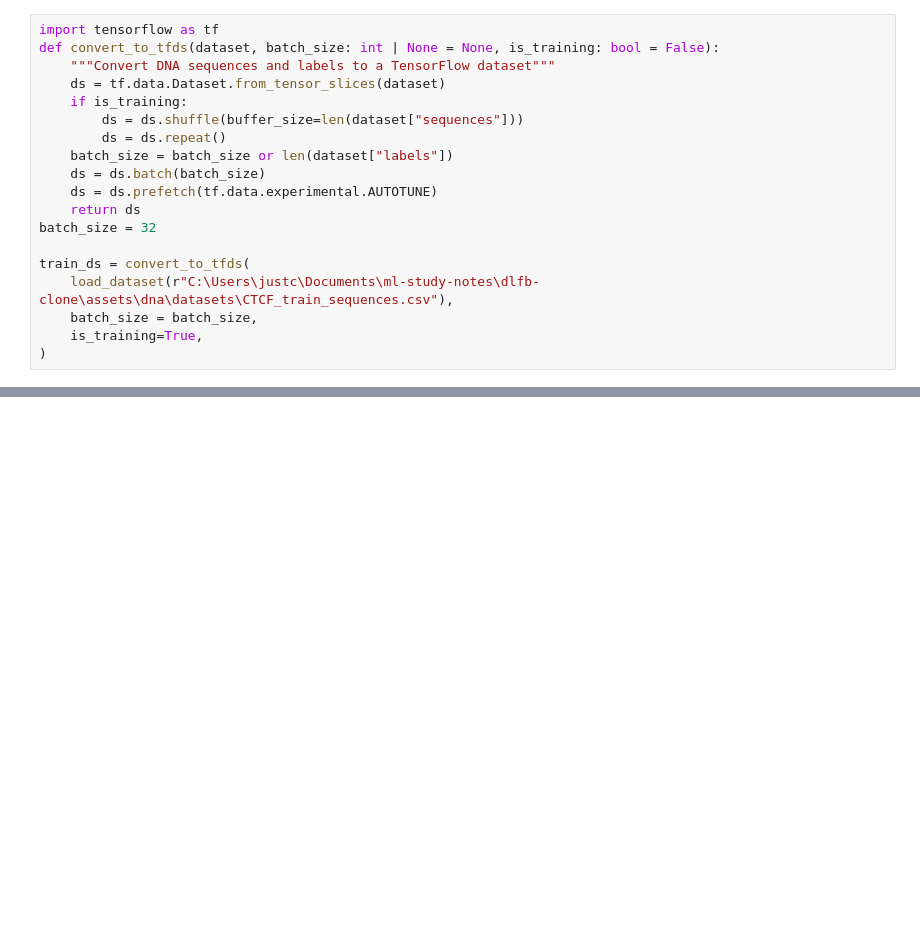
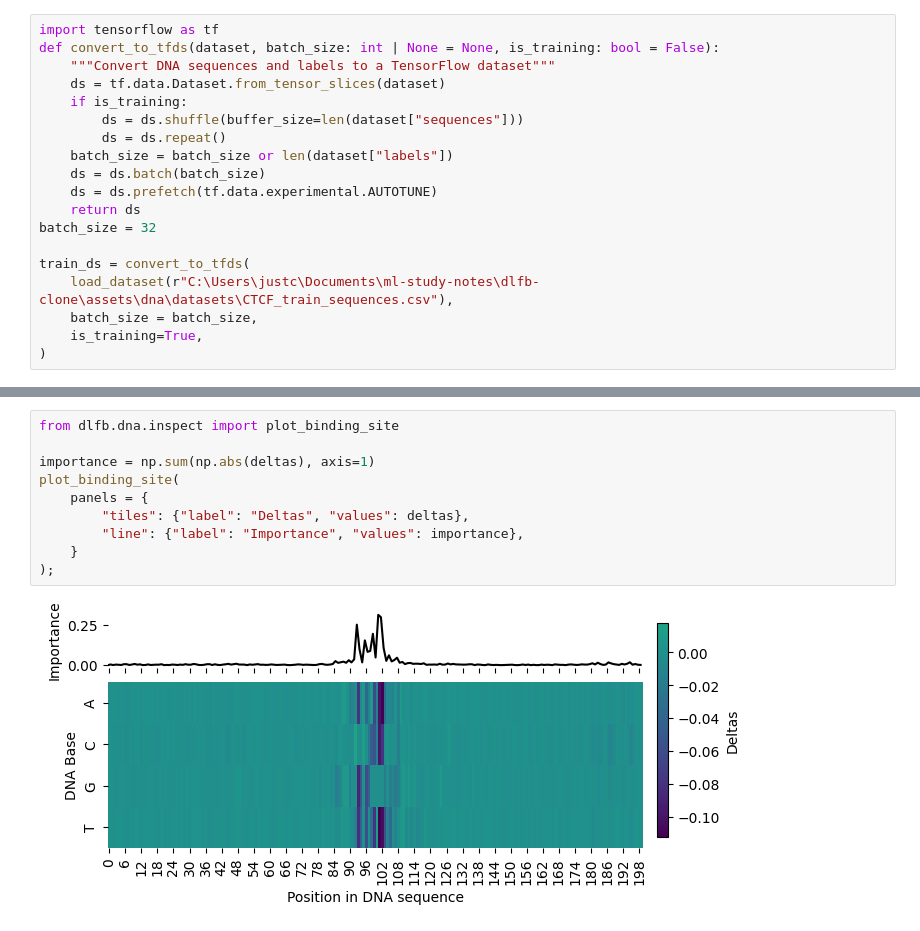
Before and after one commit to justjs4evr/ml-study-notes, a Jupyter notebook: dl_4bio/ch3.ipynb, the cells around one changed output, grey strips where cells are left out. Drawn from its saved outputs; the diff is of its cells as text; blank space fills up the shorter version.

```diff
--- a/dl_4bio/ch3.ipynb
+++ b/dl_4bio/ch3.ipynb
@@ -105,0 +422,12 @@ Batch labels instances: [[1]
+# %%
+from dlfb.dna.inspect import plot_binding_site
+
+importance = np.sum(np.abs(deltas), axis=1)
+plot_binding_site(
+    panels = {
+        "tiles": {"label": "Deltas", "values": deltas},
+        "line": {"label": "Importance", "values": importance},
+    }
+);
+# %% [output]
+[figure, added]
```
Also changed, not shown: parts of 54 cells of this notebook.
